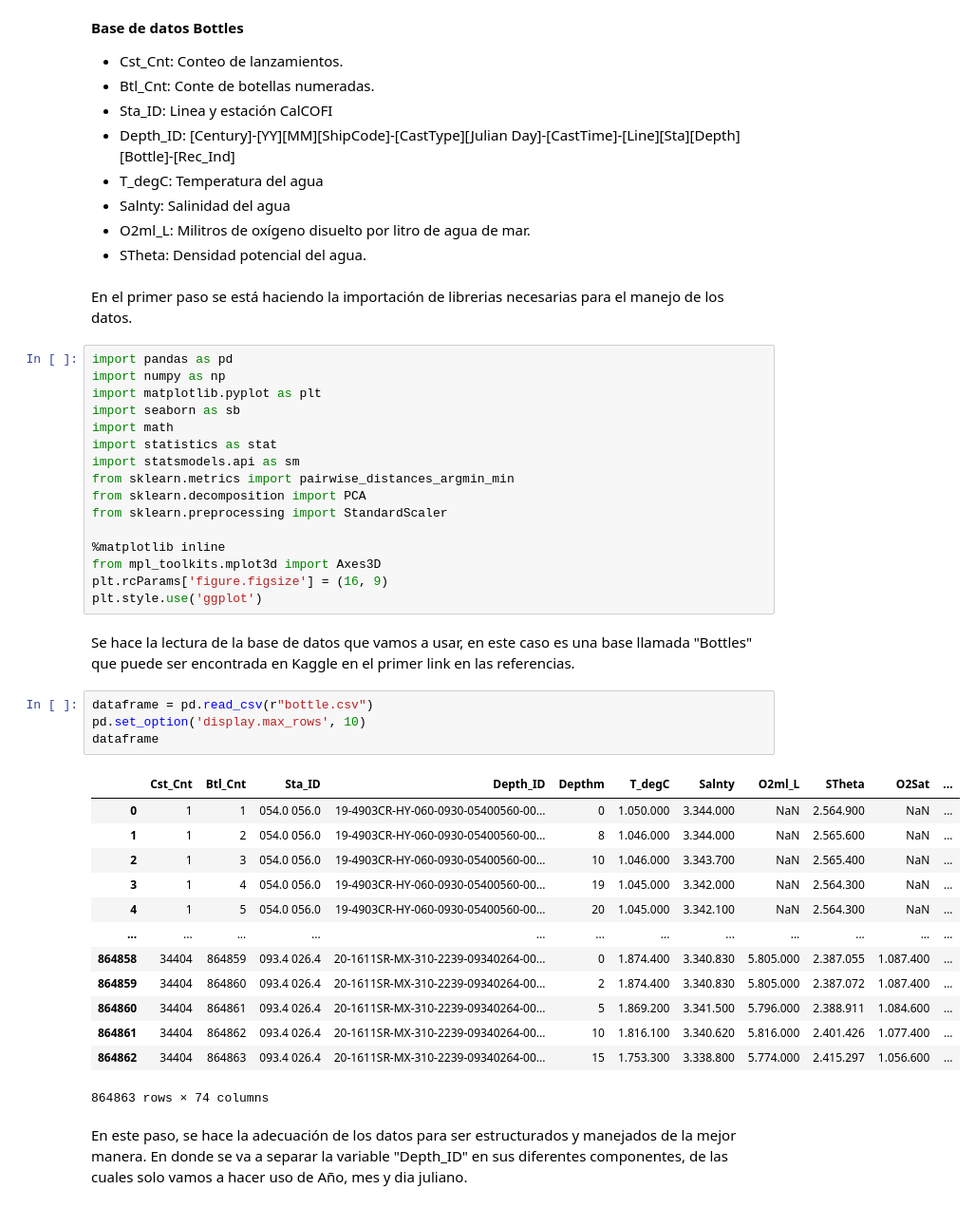
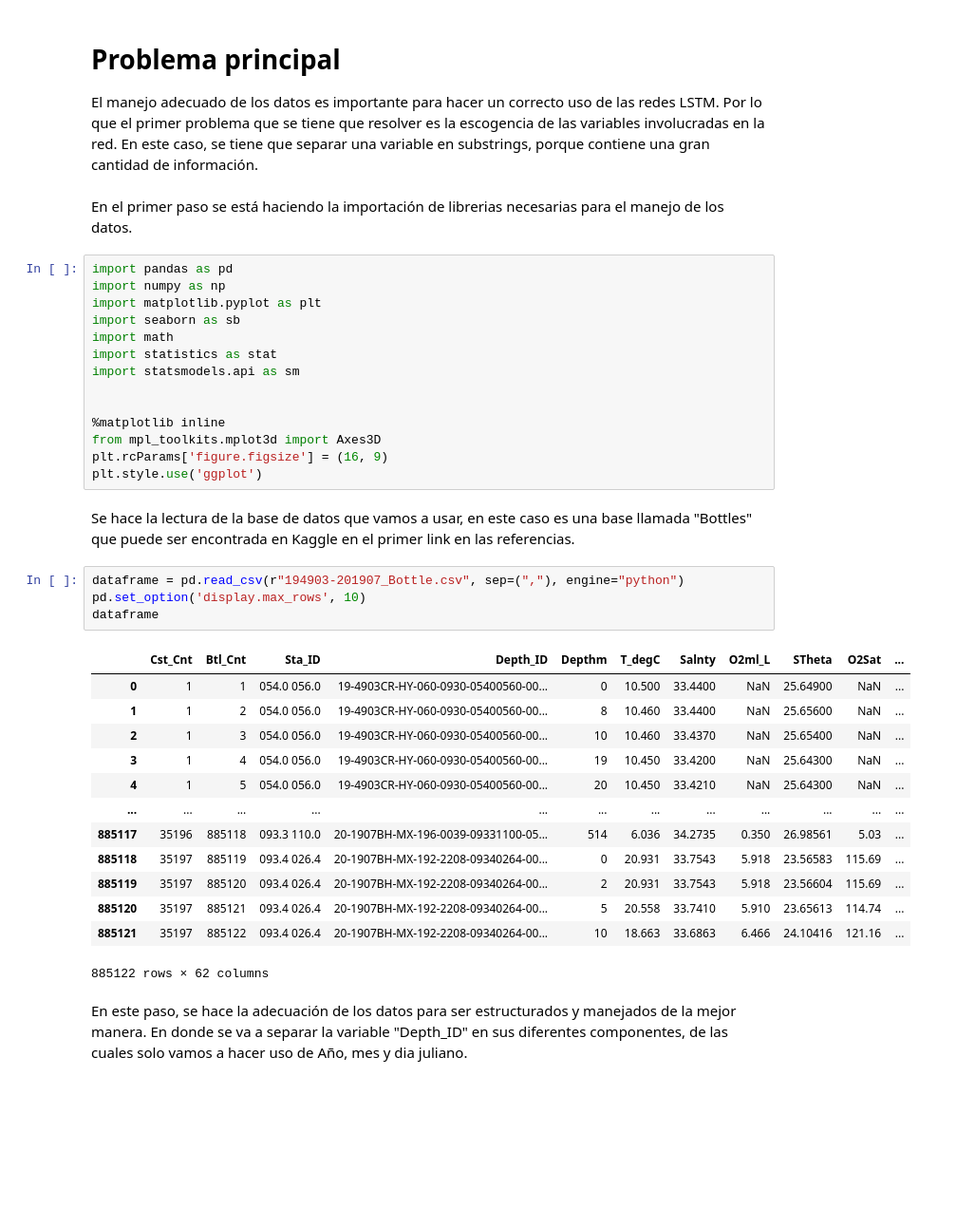
Before and after one commit to Lmdela/Trabajo-de-Mineria-de-Datos, a Jupyter notebook: Adecuación_de_la_base_de_datos.ipynb, the cells around one changed output. Shown at 95% size. Saved outputs shown, nothing was run; the diff lists cells and outputs as text; blank space fills up the shorter version.

```diff
--- a/Adecuación_de_la_base_de_datos.ipynb
+++ b/Adecuación_de_la_base_de_datos.ipynb
@@ -32,14 +16,7 @@ Estas redes tienen la habilidad de remover o añadir información a los estados
-# %% [markdown]
-**Base de datos Bottles**
-
-*   Cst_Cnt: Conteo de lanzamientos.
-*   Btl_Cnt: Conte de botellas numeradas.
-*   Sta_ID: Linea y estación CalCOFI
-*   Depth_ID: [Century]-[YY][MM][ShipCode]-[CastType][Julian Day]-[CastTime]-[Line][Sta][Depth][Bottle]-[Rec_Ind]
-*   T_degC: Temperatura del agua
-*   Salnty: Salinidad del agua
-*   O2ml_L: Militros de oxígeno disuelto por litro de agua de mar.
-*   STheta: Densidad potencial del agua.
+# %% [markdown]
+# **Problema principal**
+
+El manejo adecuado de los datos es importante para hacer un correcto uso de las redes LSTM. Por lo que el primer problema que se tiene que resolver es la escogencia de las variables involucradas en la red. En este caso, se tiene que separar una variable en substrings, porque contiene una gran cantidad de información.
 # %% [markdown]
 En el primer paso se está haciendo la importación de librerias necesarias para el manejo de los datos.
 # %%
@@ -50,9 +27,7 @@ import seaborn as sb
 import math
 import statistics as stat
 import statsmodels.api as sm
-from sklearn.metrics import pairwise_distances_argmin_min
-from sklearn.decomposition import PCA
-from sklearn.preprocessing import StandardScaler
+
 
 %matplotlib inline
 from mpl_toolkits.mplot3d import Axes3D
@@ -61,23 +36,23 @@ plt.style.use('ggplot')
 # %% [markdown]
 Se hace la lectura de la base de datos que vamos a usar, en este caso es una base llamada "Bottles" que puede ser encontrada en Kaggle en el primer link en las referencias.
 # %%
-dataframe = pd.read_csv(r"bottle.csv")
+dataframe = pd.read_csv(r"194903-201907_Bottle.csv", sep=(","), engine="python")
 pd.set_option('display.max_rows', 10)
 dataframe
 # %% [output]
 |  | Cst_Cnt | Btl_Cnt | Sta_ID | Depth_ID | Depthm | T_degC | Salnty | O2ml_L | STheta | O2Sat | ... |
-| 0 | 1 | 1 | 054.0 056.0 | 19-4903CR-HY-060-0930-05400560-00... | 0 | 1.050.000 | 3.344.000 | NaN | 2.564.900 | NaN | ... |
-| 1 | 1 | 2 | 054.0 056.0 | 19-4903CR-HY-060-0930-05400560-00... | 8 | 1.046.000 | 3.344.000 | NaN | 2.565.600 | NaN | ... |
-| 2 | 1 | 3 | 054.0 056.0 | 19-4903CR-HY-060-0930-05400560-00... | 10 | 1.046.000 | 3.343.700 | NaN | 2.565.400 | NaN | ... |
-| 3 | 1 | 4 | 054.0 056.0 | 19-4903CR-HY-060-0930-05400560-00... | 19 | 1.045.000 | 3.342.000 | NaN | 2.564.300 | NaN | ... |
-| 4 | 1 | 5 | 054.0 056.0 | 19-4903CR-HY-060-0930-05400560-00... | 20 | 1.045.000 | 3.342.100 | NaN | 2.564.300 | NaN | ... |
+| 0 | 1 | 1 | 054.0 056.0 | 19-4903CR-HY-060-0930-05400560-00... | 0 | 10.500 | 33.4400 | NaN | 25.64900 | NaN | ... |
+| 1 | 1 | 2 | 054.0 056.0 | 19-4903CR-HY-060-0930-05400560-00... | 8 | 10.460 | 33.4400 | NaN | 25.65600 | NaN | ... |
+| 2 | 1 | 3 | 054.0 056.0 | 19-4903CR-HY-060-0930-05400560-00... | 10 | 10.460 | 33.4370 | NaN | 25.65400 | NaN | ... |
+| 3 | 1 | 4 | 054.0 056.0 | 19-4903CR-HY-060-0930-05400560-00... | 19 | 10.450 | 33.4200 | NaN | 25.64300 | NaN | ... |
+| 4 | 1 | 5 | 054.0 056.0 | 19-4903CR-HY-060-0930-05400560-00... | 20 | 10.450 | 33.4210 | NaN | 25.64300 | NaN | ... |
 | ... | ... | ... | ... | ... | ... | ... | ... | ... | ... | ... | ... |
-| 864858 | 34404 | 864859 | 093.4 026.4 | 20-1611SR-MX-310-2239-09340264-00... | 0 | 1.874.400 | 3.340.830 | 5.805.000 | 2.387.055 | 1.087.400 | ... |
-| 864859 | 34404 | 864860 | 093.4 026.4 | 20-1611SR-MX-310-2239-09340264-00... | 2 | 1.874.400 | 3.340.830 | 5.805.000 | 2.387.072 | 1.087.400 | ... |
-| 864860 | 34404 | 864861 | 093.4 026.4 | 20-1611SR-MX-310-2239-09340264-00... | 5 | 1.869.200 | 3.341.500 | 5.796.000 | 2.388.911 | 1.084.600 | ... |
-| 864861 | 34404 | 864862 | 093.4 026.4 | 20-1611SR-MX-310-2239-09340264-00... | 10 | 1.816.100 | 3.340.620 | 5.816.000 | 2.401.426 | 1.077.400 | ... |
-| 864862 | 34404 | 864863 | 093.4 026.4 | 20-1611SR-MX-310-2239-09340264-00... | 15 | 1.753.300 | 3.338.800 | 5.774.000 | 2.415.297 | 1.056.600 | ... |
+| 885117 | 35196 | 885118 | 093.3 110.0 | 20-1907BH-MX-196-0039-09331100-05... | 514 | 6.036 | 34.2735 | 0.350 | 26.98561 | 5.03 | ... |
+| 885118 | 35197 | 885119 | 093.4 026.4 | 20-1907BH-MX-192-2208-09340264-00... | 0 | 20.931 | 33.7543 | 5.918 | 23.56583 | 115.69 | ... |
+| 885119 | 35197 | 885120 | 093.4 026.4 | 20-1907BH-MX-192-2208-09340264-00... | 2 | 20.931 | 33.7543 | 5.918 | 23.56604 | 115.69 | ... |
+| 885120 | 35197 | 885121 | 093.4 026.4 | 20-1907BH-MX-192-2208-09340264-00... | 5 | 20.558 | 33.7410 | 5.910 | 23.65613 | 114.74 | ... |
+| 885121 | 35197 | 885122 | 093.4 026.4 | 20-1907BH-MX-192-2208-09340264-00... | 10 | 18.663 | 33.6863 | 6.466 | 24.10416 | 121.16 | ... |
-864863 rows × 74 columns
+885122 rows × 62 columns
 # %% [markdown]
 En este paso, se hace la adecuación de los datos para ser estructurados y manejados de la mejor manera. En donde se va a separar la variable "Depth_ID" en sus diferentes componentes, de las cuales solo vamos a hacer uso de Año, mes y dia juliano.
 # %%
```
Also changed, not shown: parts of 20 cells of this notebook.
